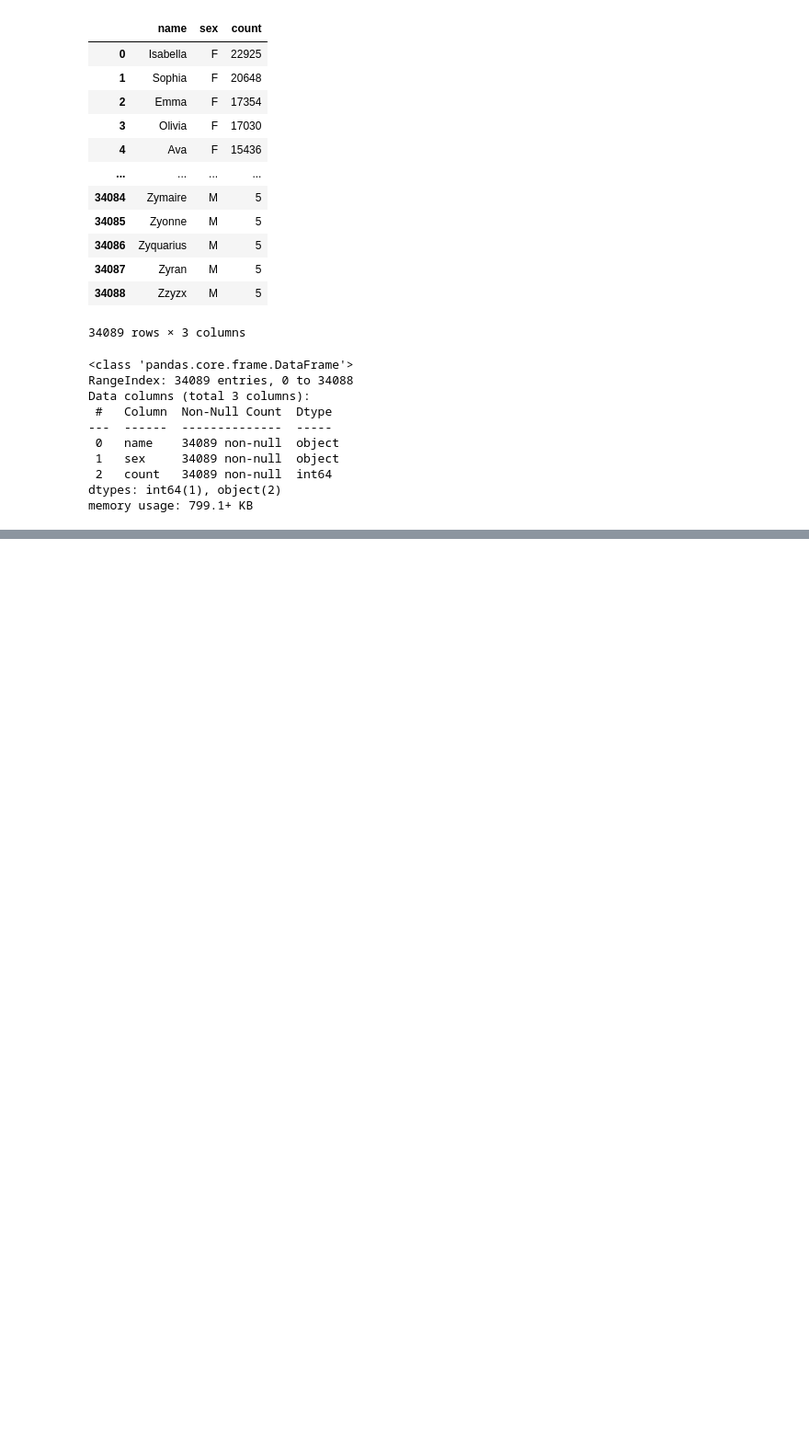
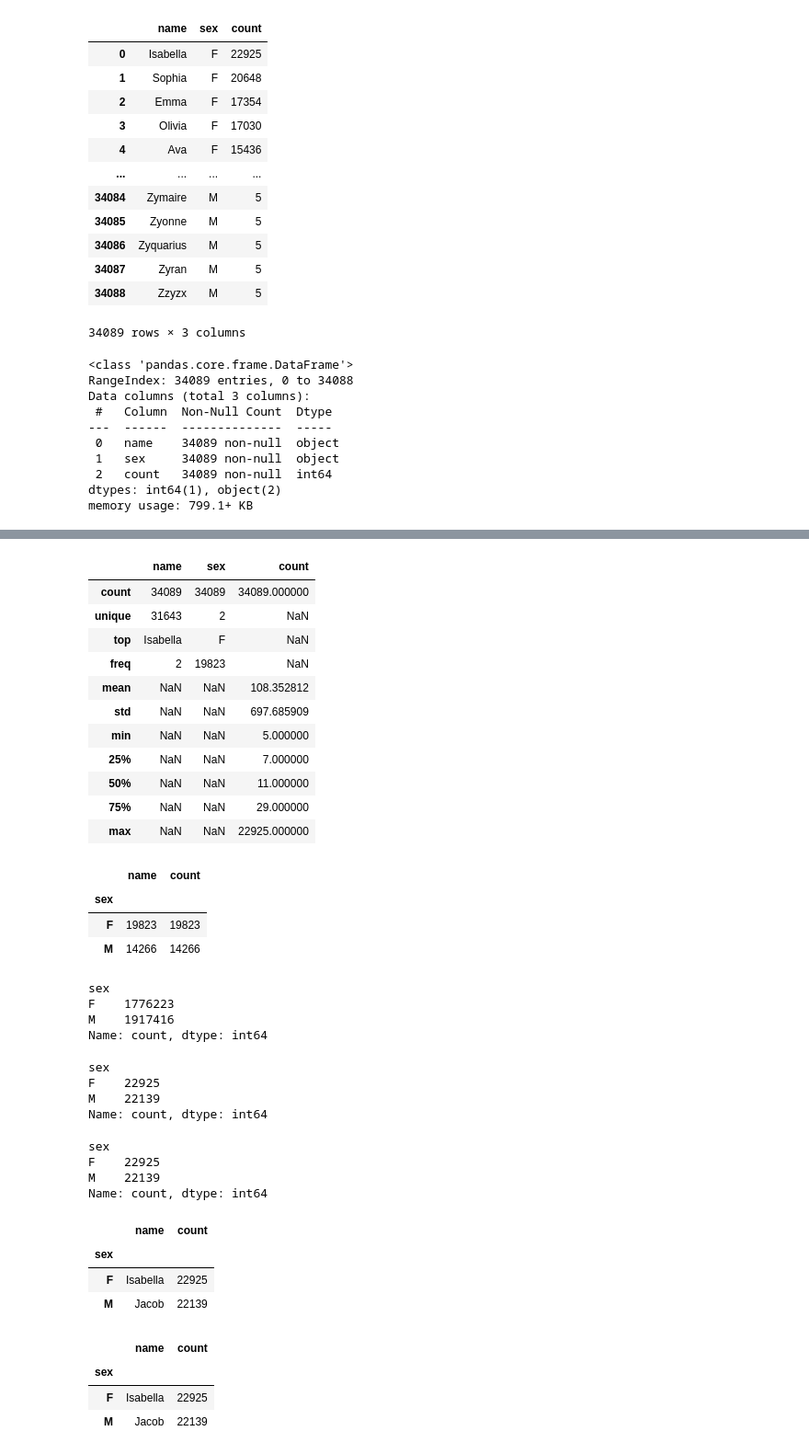
Before and after one commit to unmrds/cc-python, a Jupyter notebook: tutorials/beowulf_babynames/01_intro_truncated.ipynb, the cells around one changed output, grey strips where cells are left out. Shown at 92% size. Drawn from its saved outputs; the diff is of its cells as text; code cells hidden in the pictures; blank space fills up the shorter version.

Commit message:
re-add Pandas examples

```diff
--- a/tutorials/beowulf_babynames/01_intro_truncated.ipynb
+++ b/tutorials/beowulf_babynames/01_intro_truncated.ipynb
@@ -516,0 +545,38 @@ memory usage: 799.1+ KB
+# %%
+# in our case it can be useful to get all stats
+names_2010.describe(include='all')
+# %% [output]
+|  | name | sex | count |
+| count | 34089 | 34089 | 34089.000000 |
+| unique | 31643 | 2 | NaN |
+| top | Isabella | F | NaN |
+| freq | 2 | 19823 | NaN |
+| mean | NaN | NaN | 108.352812 |
+| std | NaN | NaN | 697.685909 |
+| min | NaN | NaN | 5.000000 |
+| 25% | NaN | NaN | 7.000000 |
+| 50% | NaN | NaN | 11.000000 |
+| 75% | NaN | NaN | 29.000000 |
+| max | NaN | NaN | 22925.000000 |
+# %%
+# we know 34089 babies were registered with the US SSA in 2010
+# the data provide counts by name
+# what about counts by sex?
+# a one liner!
+names_2010.groupby('sex').count()
+# %% [output]
+|  | name | count |
+| sex |  |  |
+| F | 19823 | 19823 |
+| M | 14266 | 14266 |
+# %%
+# that is a total count of names - there were 19823 different girl names registered, 14266 boy names
+# what about the total number of boys and girls?
+# also a one liner!
+# note in this case we have to specify the numeric column we are summing - pandas will complain otherwise
+names_2010.groupby('sex')['count'].sum()
+# %% [output]
+sex
+F    1776223
+M    1917416
+Name: count, dtype: int64
@@ -516,0 +587,38 @@ memory usage: 799.1+ KB
+# %%
+# we know the most popular girl name by the way the data are sorted
+# what about the boy name?
+# the below tells us how many boys had the most popular boy name, but not the name
+names_grouped['count'].max()
+# %% [output]
+sex
+F    22925
+M    22139
+Name: count, dtype: int64
+# %%
+# we know the most popular girl name by the way the data are sorted
+# what about the boy name?
+# the below tells us how many boys had the most popular boy name, but not the name
+names_grouped['count'].max()
+# %% [output]
+sex
+F    22925
+M    22139
+Name: count, dtype: int64
+# %%
+names_grouped = names_2010.groupby('sex')
+names_grouped.first() # note this only works becaue the data are already sorted by count
+# %% [output]
+|  | name | count |
+| sex |  |  |
+| F | Isabella | 22925 |
+| M | Jacob | 22139 |
+# %%
+# this approach will work with unsorted data
+names_sorted = names_2010.sort_values(['count'], ascending=False)
+names_grouped = names_sorted.groupby('sex')
+names_grouped.first()
+# %% [output]
+|  | name | count |
+| sex |  |  |
+| F | Isabella | 22925 |
+| M | Jacob | 22139 |
```
Also changed, not shown: parts of 4 cells of this notebook.
